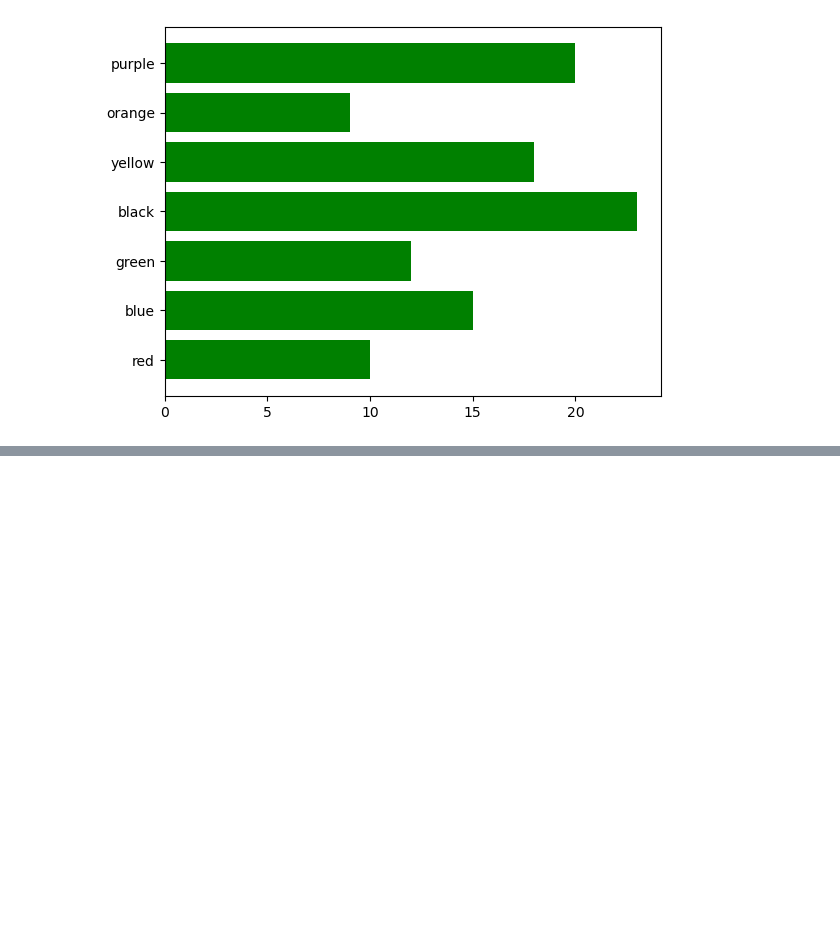
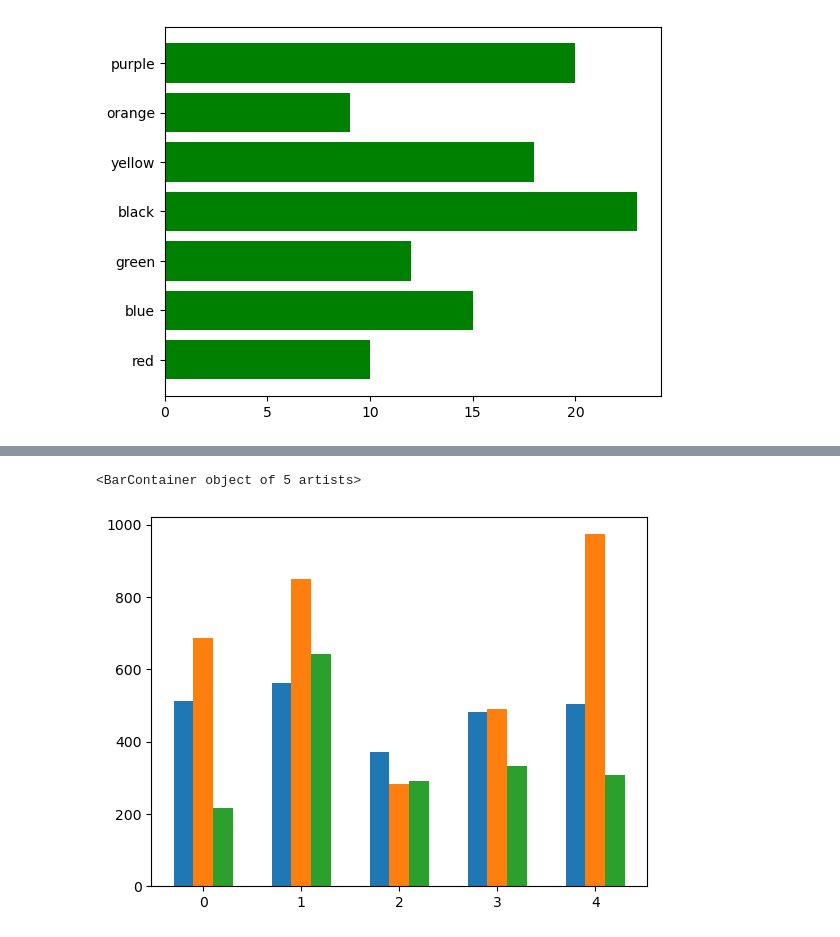
Before and after one commit to shafaq-aslam/matplotlib-lab, a Jupyter notebook: Basic Matplotlib/Bar_chart.ipynb, the cells around one changed output, grey strips where cells are left out. Cells and saved outputs as stored; diff of their text form; code cells hidden in the pictures; blank space fills up the shorter version.

```diff
--- a/Basic Matplotlib/Bar_chart.ipynb
+++ b/Basic Matplotlib/Bar_chart.ipynb
@@ -36,2 +48,8 @@ plt.barh(colors, children, color = 'green')
 # %%
 # Multiple bar chart
+plt.bar(np.arange(df.shape[0]) - .2, df['2015'], width = .2)
+plt.bar(np.arange(df.shape[0]), df['2016'], width = .2)
+plt.bar(np.arange(df.shape[0]) + .2, df['2017'], width = .2)
+# %% [output]
+<BarContainer object of 5 artists>
+[figure, added]
```
Also changed, not shown: parts of 6 cells of this notebook.
